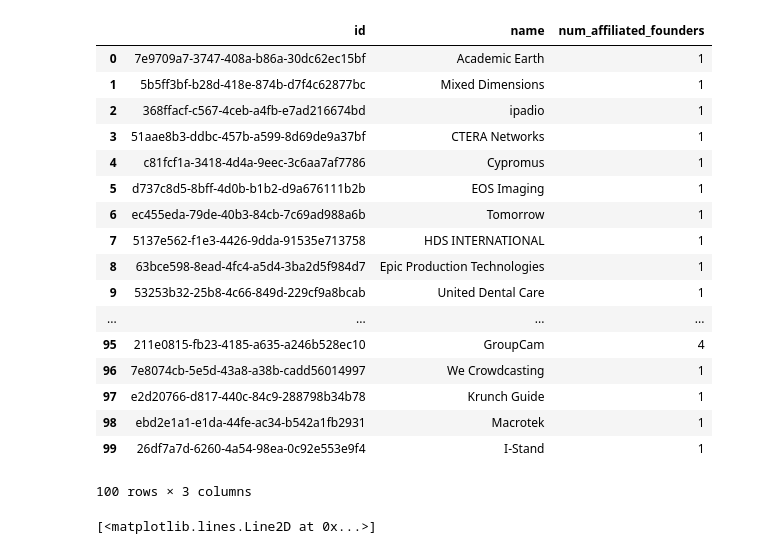
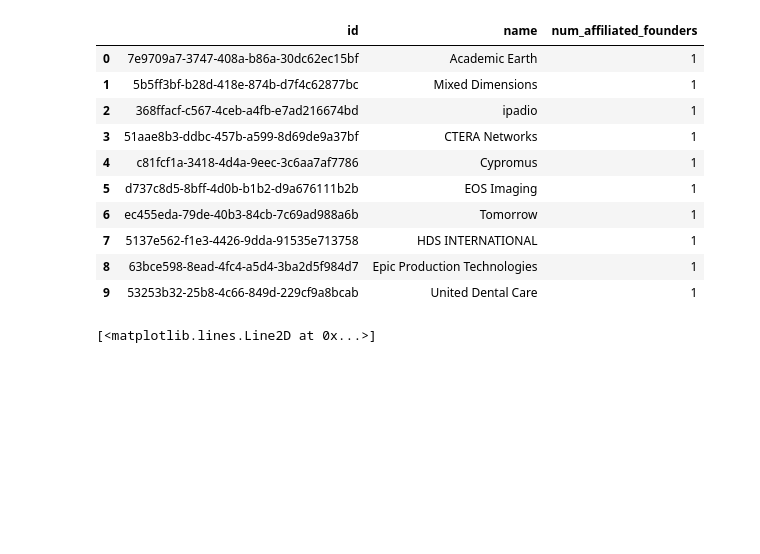
Before and after one commit to Pseud0n1nja/VentureHub, a Jupyter notebook: main.ipynb, the cells around one changed output. Cells and saved outputs as stored; diff of their text form; code cells hidden in the pictures; blank space fills up the shorter version.

```diff
--- a/main.ipynb
+++ b/main.ipynb
@@ -77,26 +77,19 @@ df_funding[:10]
 | 8 | 835b33f4-4a34-4dc1-93c0-adf99aa976c4 | Stan Chudnovsky | 1d5eb78e-2cd9-4ef3-b8eb-ac65a87ffa46 | Yodas.com | 1 |
 | 9 | 835b33f4-4a34-4dc1-93c0-adf99aa976c4 | Stan Chudnovsky | 0d4a4cbd-82be-4ffd-a595-bd3d5a9655d4 | Wanelo | 1 |
 # %%
-df_affiliations[:100]
+df_affiliations[:10]
 # %% [output]
 |  | id | name | num_affiliated_founders |
 | 0 | 7e9709a7-3747-408a-b86a-30dc62ec15bf | Academic Earth | 1 |
 | 1 | 5b5ff3bf-b28d-418e-874b-d7f4c62877bc | Mixed Dimensions | 1 |
 | 2 | 368ffacf-c567-4ceb-a4fb-e7ad216674bd | ipadio | 1 |
 | 3 | 51aae8b3-ddbc-457b-a599-8d69de9a37bf | CTERA Networks | 1 |
 | 4 | c81fcf1a-3418-4d4a-9eec-3c6aa7af7786 | Cypromus | 1 |
 | 5 | d737c8d5-8bff-4d0b-b1b2-d9a676111b2b | EOS Imaging | 1 |
 | 6 | ec455eda-79de-40b3-84cb-7c69ad988a6b | Tomorrow | 1 |
 | 7 | 5137e562-f1e3-4426-9dda-91535e713758 | HDS INTERNATIONAL | 1 |
 | 8 | 63bce598-8ead-4fc4-a5d4-3ba2d5f984d7 | Epic Production Technologies | 1 |
 | 9 | 53253b32-25b8-4c66-849d-229cf9a8bcab | United Dental Care | 1 |
-| ... | ... | ... | ... |
-| 95 | 211e0815-fb23-4185-a635-a246b528ec10 | GroupCam | 4 |
-| 96 | 7e8074cb-5e5d-43a8-a38b-cadd56014997 | We Crowdcasting | 1 |
-| 97 | e2d20766-d817-440c-84c9-288798b34b78 | Krunch Guide | 1 |
-| 98 | ebd2e1a1-e1da-44fe-ac34-b542a1fb2931 | Macrotek | 1 |
-| 99 | 26df7a7d-6260-4a54-98ea-0c92e553e9f4 | I-Stand | 1 |
-100 rows × 3 columns
 # %%
 a = df_funding['num_investments'].as_matrix()
 # %%
```
Also changed, not shown: parts of 11 cells of this notebook, 3 other files.
